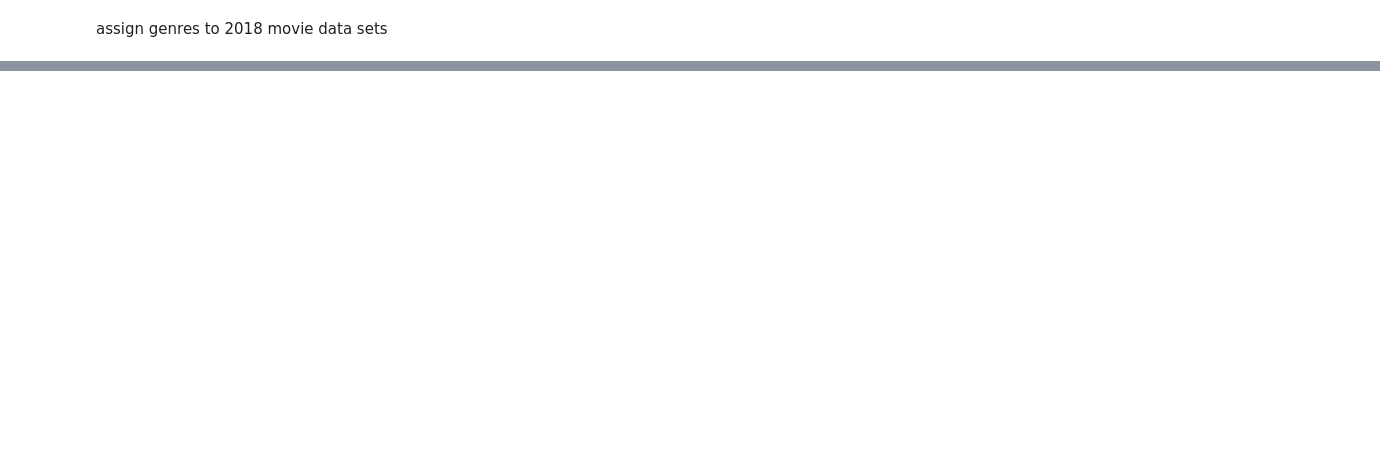
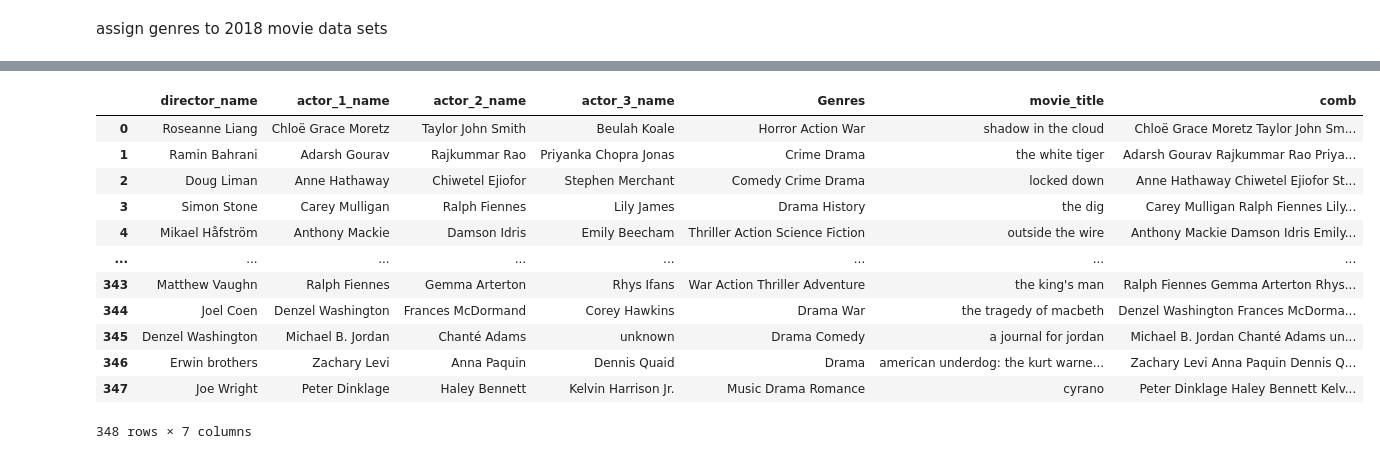
Before and after one commit to nilupulmanodya/machine-learning-projects, a Jupyter notebook: movie recomendation system/Data_Preprocessing-Wiki.ipynb, the cells around one changed output, grey strips where cells are left out. Drawn from its saved outputs; the diff is of its cells as text; code cells hidden in the pictures; blank space fills up the shorter version.

```diff
--- a/movie recomendation system/Data_Preprocessing-Wiki.ipynb
+++ b/movie recomendation system/Data_Preprocessing-Wiki.ipynb
@@ -354,0 +395,2 @@ new_df_18
+# %%
+df_2021 = movie_data_set_20_21(link_2021)
@@ -354,0 +434,16 @@ new_df_18
+# %%
+df_2021
+# %% [output]
+|  | director_name | actor_1_name | actor_2_name | actor_3_name | Genres | movie_title | comb |
+| 0 | Roseanne Liang | Chloë Grace Moretz | Taylor John Smith | Beulah Koale | Horror Action War | shadow in the cloud | Chloë Grace Moretz Taylor John Sm... |
+| 1 | Ramin Bahrani | Adarsh Gourav | Rajkummar Rao | Priyanka Chopra Jonas | Crime Drama | the white tiger | Adarsh Gourav Rajkummar Rao Priya... |
+| 2 | Doug Liman | Anne Hathaway | Chiwetel Ejiofor | Stephen Merchant | Comedy Crime Drama | locked down | Anne Hathaway Chiwetel Ejiofor St... |
+| 3 | Simon Stone | Carey Mulligan | Ralph Fiennes | Lily James | Drama History | the dig | Carey Mulligan Ralph Fiennes Lily... |
+| 4 | Mikael Håfström | Anthony Mackie | Damson Idris | Emily Beecham | Thriller Action Science Fiction | outside the wire | Anthony Mackie Damson Idris Emily... |
+| ... | ... | ... | ... | ... | ... | ... | ... |
+| 343 | Matthew Vaughn | Ralph Fiennes | Gemma Arterton | Rhys Ifans | War Action Thriller Adventure | the king's man | Ralph Fiennes Gemma Arterton Rhys... |
+| 344 | Joel Coen | Denzel Washington | Frances McDormand | Corey Hawkins | Drama War | the tragedy of macbeth | Denzel Washington Frances McDorma... |
+| 345 | Denzel Washington | Michael B. Jordan | Chanté Adams | unknown | Drama Comedy | a journal for jordan | Michael B. Jordan Chanté Adams un... |
+| 346 | Erwin brothers | Zachary Levi | Anna Paquin | Dennis Quaid | Drama | american underdog: the kurt warne... | Zachary Levi Anna Paquin Dennis Q... |
+| 347 | Joe Wright | Peter Dinklage | Haley Bennett | Kelvin Harrison Jr. | Music Drama Romance | cyrano | Peter Dinklage Haley Bennett Kelv... |
+348 rows × 7 columns
```
Also changed, not shown: parts of 85 cells of this notebook, 4 other files.
